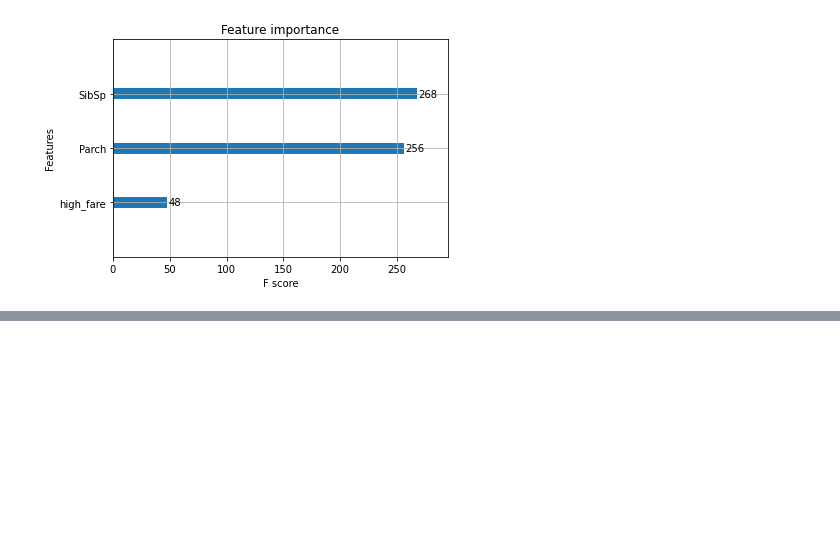
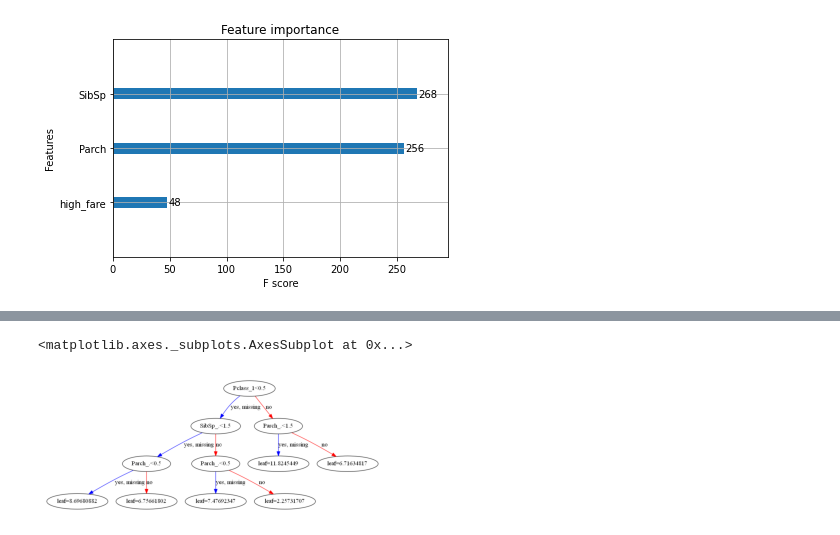
Before and after one commit to pritam-dey3/Titanic-Passenger-Survival-Prediction, a Jupyter notebook: Age_imput.ipynb, the cells around one changed output, grey strips where cells are left out. Drawn from its saved outputs; the diff is of its cells as text; code cells hidden in the pictures; blank space fills up the shorter version.

```diff
--- a/Age_imput.ipynb
+++ b/Age_imput.ipynb
@@ -92,0 +159,9 @@ print(grids.best_score_)
+# %%
+from xgboost import plot_tree
+import matplotlib.pyplot as plt
+import os
+os.environ["PATH"] += os.pathsep + 'C:/Program Files (x86)/Graphviz2.38/bin/'
+plot_tree(grids_xgb_age.best_estimator_, figsize=(7, 5))
+# %% [output]
+<matplotlib.axes._subplots.AxesSubplot at 0x...>
+[figure, added]
```
Also changed, not shown: parts of 6 cells of this notebook, 6 other files.
